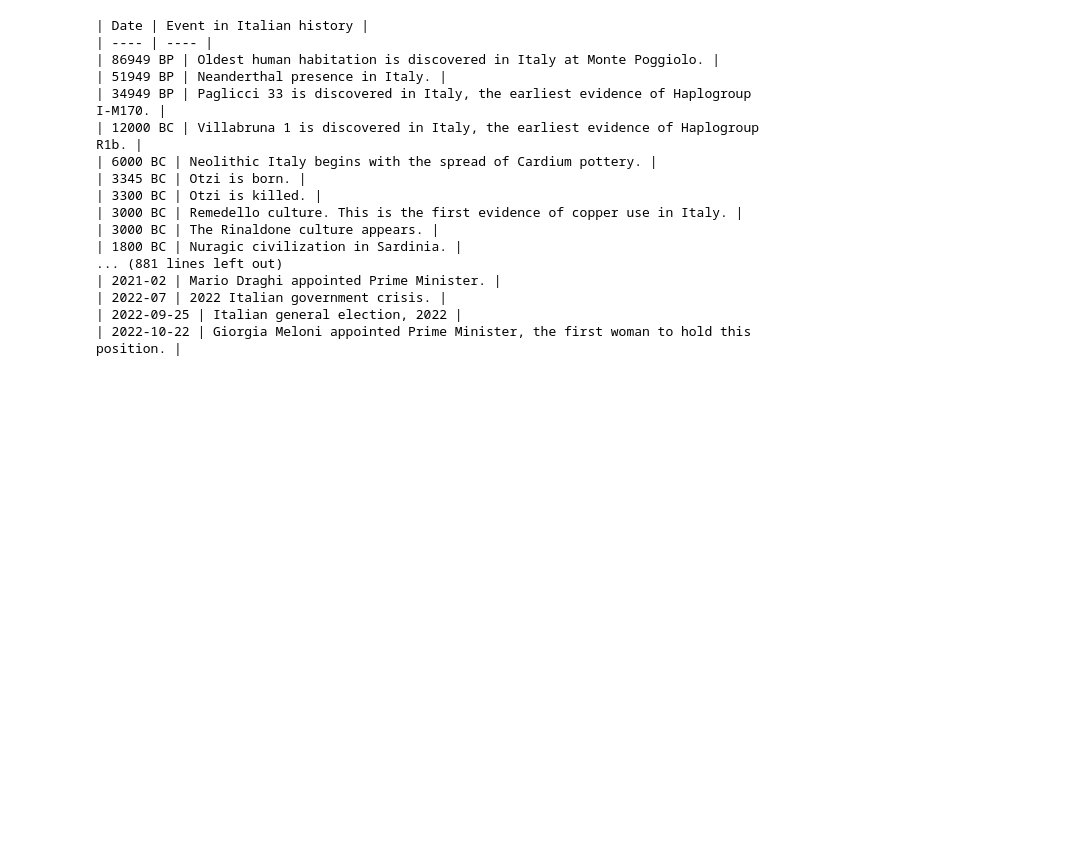
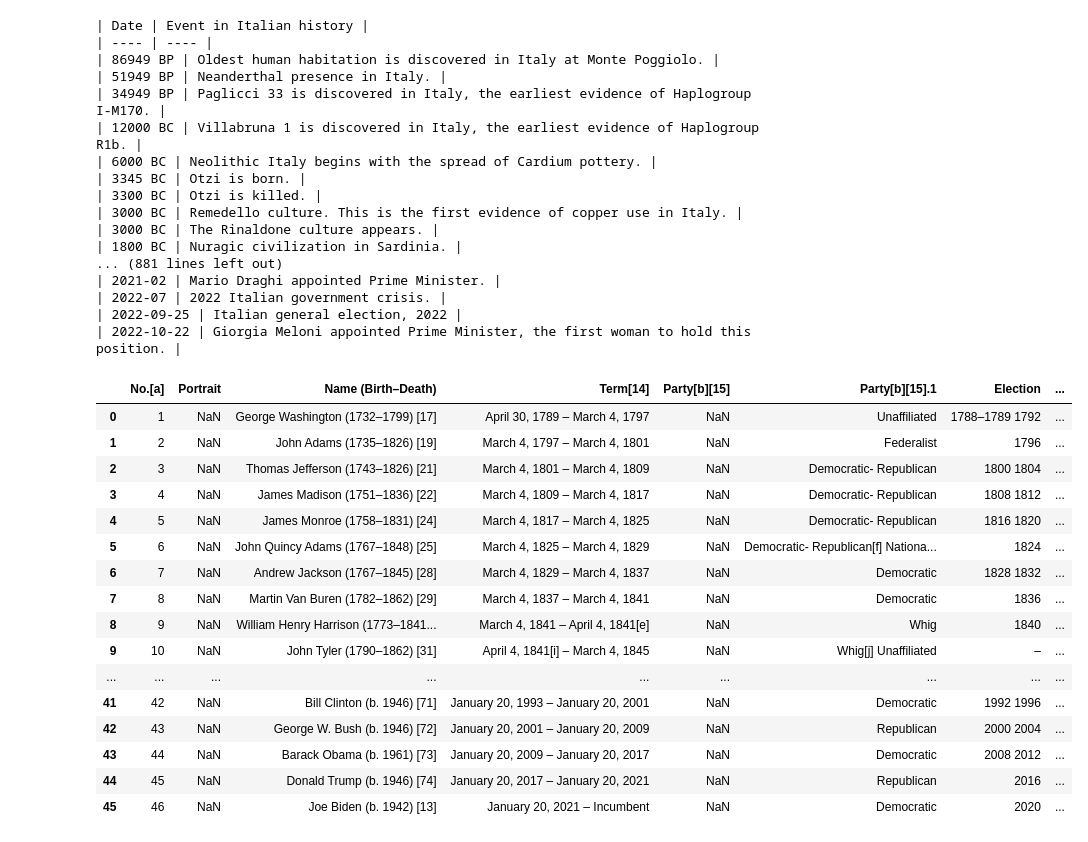
Before and after one commit to domschl/EbookTools, a Jupyter notebook: wiki_exporter_life.ipynb, the cells around one changed output. Saved outputs shown, nothing was run; the diff lists cells and outputs as text; code cells hidden in the pictures; blank space fills up the shorter version.

```diff
--- a/wiki_exporter_life.ipynb
+++ b/wiki_exporter_life.ipynb
@@ -330,3 +340,26 @@ for index in range(2, 36):
 | 2022-07 | 2022 Italian government crisis. |
 | 2022-09-25 | Italian general election, 2022 |
 | 2022-10-22 | Giorgia Meloni appointed Prime Minister, the first woman to hold this position. |
+# %%
+url = "https://en.wikipedia.org/wiki/List_of_presidents_of_the_United_States"
+tables = pd.read_html(url)
+# %%
+tables[0]
+# %% [output]
+|  | No.[a] | Portrait | Name (Birth–Death) | Term[14] | Party[b][15] | Party[b][15].1 | Election | ... |
+| 0 | 1 | NaN | George Washington (1732–1799) [17] | April 30, 1789 – March 4, 1797 | NaN | Unaffiliated | 1788–1789 1792 | ... |
+| 1 | 2 | NaN | John Adams (1735–1826) [19] | March 4, 1797 – March 4, 1801 | NaN | Federalist | 1796 | ... |
+| 2 | 3 | NaN | Thomas Jefferson (1743–1826) [21] | March 4, 1801 – March 4, 1809 | NaN | Democratic- Republican | 1800 1804 | ... |
+| 3 | 4 | NaN | James Madison (1751–1836) [22] | March 4, 1809 – March 4, 1817 | NaN | Democratic- Republican | 1808 1812 | ... |
+| 4 | 5 | NaN | James Monroe (1758–1831) [24] | March 4, 1817 – March 4, 1825 | NaN | Democratic- Republican | 1816 1820 | ... |
+| 5 | 6 | NaN | John Quincy Adams (1767–1848) [25] | March 4, 1825 – March 4, 1829 | NaN | Democratic- Republican[f] Nationa... | 1824 | ... |
+| 6 | 7 | NaN | Andrew Jackson (1767–1845) [28] | March 4, 1829 – March 4, 1837 | NaN | Democratic | 1828 1832 | ... |
+| 7 | 8 | NaN | Martin Van Buren (1782–1862) [29] | March 4, 1837 – March 4, 1841 | NaN | Democratic | 1836 | ... |
+| 8 | 9 | NaN | William Henry Harrison (1773–1841... | March 4, 1841 – April 4, 1841[e] | NaN | Whig | 1840 | ... |
+| 9 | 10 | NaN | John Tyler (1790–1862) [31] | April 4, 1841[i] – March 4, 1845 | NaN | Whig[j] Unaffiliated | – | ... |
+| ... | ... | ... | ... | ... | ... | ... | ... | ... |
+| 41 | 42 | NaN | Bill Clinton (b. 1946) [71] | January 20, 1993 – January 20, 2001 | NaN | Democratic | 1992 1996 | ... |
+| 42 | 43 | NaN | George W. Bush (b. 1946) [72] | January 20, 2001 – January 20, 2009 | NaN | Republican | 2000 2004 | ... |
+| 43 | 44 | NaN | Barack Obama (b. 1961) [73] | January 20, 2009 – January 20, 2017 | NaN | Democratic | 2008 2012 | ... |
+| 44 | 45 | NaN | Donald Trump (b. 1946) [74] | January 20, 2017 – January 20, 2021 | NaN | Republican | 2016 | ... |
+| 45 | 46 | NaN | Joe Biden (b. 1942) [13] | January 20, 2021 – Incumbent | NaN | Democratic | 2020 | ... |
```
Also changed, not shown: parts of 3 cells of this notebook.
